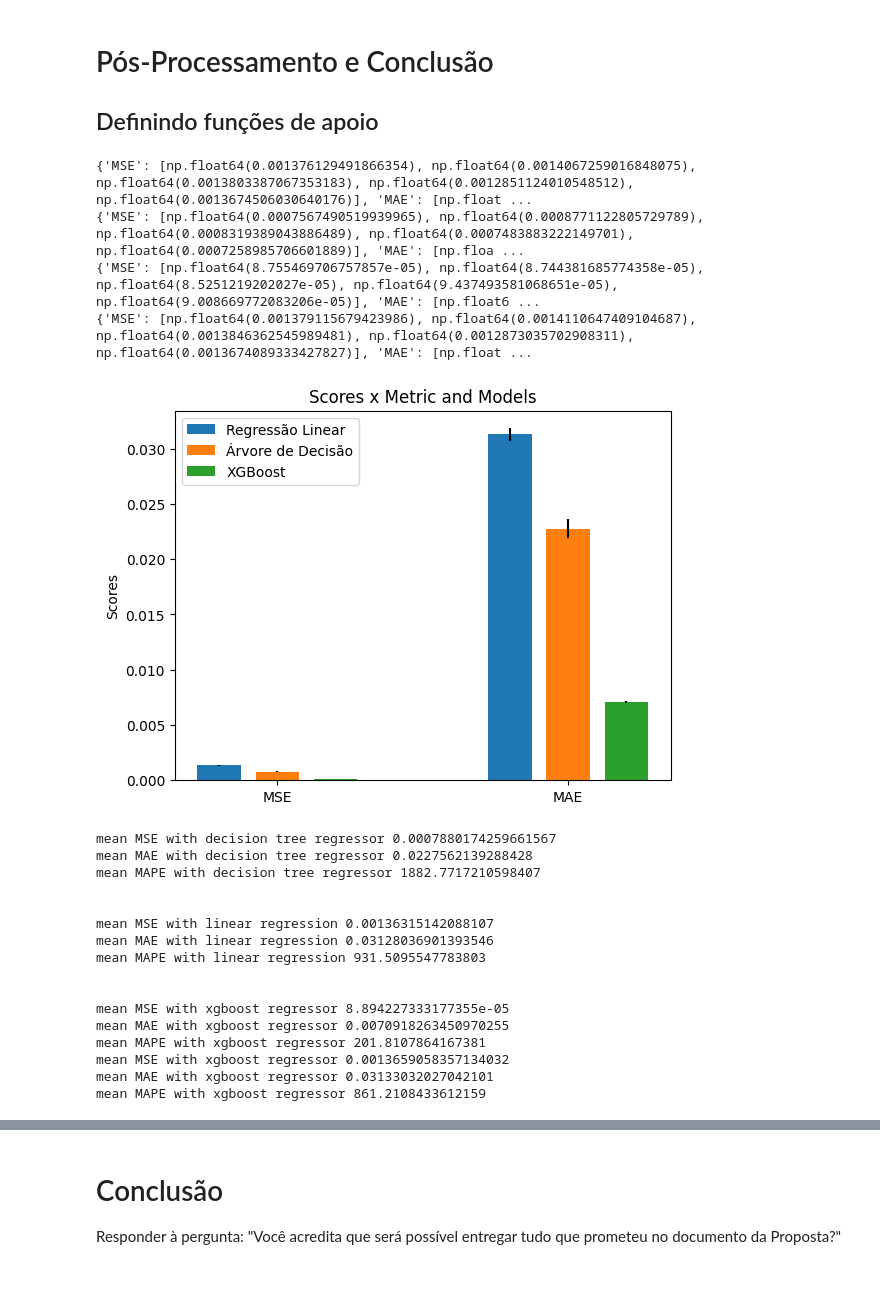
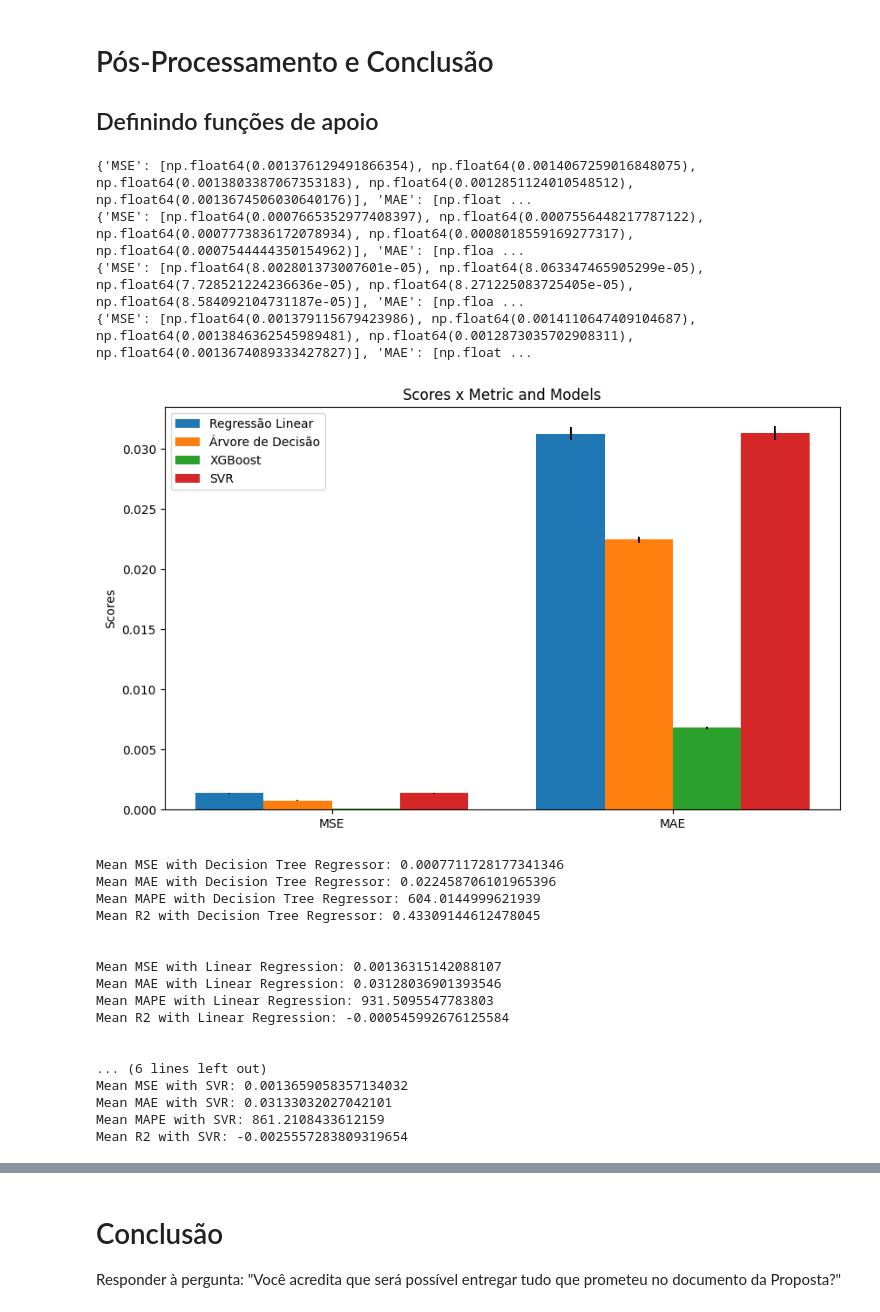
Before and after one commit to masterkey-07/smartgrid-ai-project, a Jupyter notebook: src/concept_proof.ipynb, the cells around one changed output, grey strips where cells are left out. Saved outputs shown, nothing was run; the diff lists cells and outputs as text; code cells hidden in the pictures; blank space fills up the shorter version.

```diff
--- a/src/concept_proof.ipynb
+++ b/src/concept_proof.ipynb
@@ -119,7 +119,7 @@ Temos algumas providencias a serem tomadas antes de excluir ou tomar qualquer ou
 Com os dados acima temos que os g tem grande impacto no stab e o stab tem muito impacto no stabf que é o objetivo final
 Portanto o mais importante agora é ver o que fazer com os p
 # %%
-# data.drop(columns=['p1', 'p2', 'p3', 'p4', 'p_std', 'g_std'], inplace=True)
+data.drop(columns=['p1', 'p2', 'p3', 'p4'], inplace=True)
 # %% [markdown]
 # Reconhecimento de Padrões e Aprendizados
 
@@ -129,8 +129,9 @@ def create_error_structure():
     return {
         "mse": [],
         "mae": [],
-        "mape": []
-}
+        "mape": [],
+        "r2": []
+    }
 
 class Fitter:
     def __init__(self, x_train, y_train, x_test, y_test) -> None:
@@ -147,6 +148,7 @@ class Fitter:
         data['mse'].append(mean_squared_error(self.__y_test, pred))
         data['mape'].append(np.mean(np.abs((self.__y_test - pred) / self.__y_test)) * 100)
         data['mae'].append(mean_absolute_error(self.__y_test, pred))
+        data['r2'].append(r2_score(self.__y_test, pred))  # Adicionando a métrica r2
 # %% [markdown]
 ## Treinamento e Validação dos Modelos
 # %%
@@ -196,7 +198,12 @@ for index, (train_index, test_index) in enumerate(five_folds.split(data)):
 ## Definindo funções de apoio
 # %%
 def create_metrics(error_structure):
-    metrics = {'MSE': error_structure['mse'], 'MAE': error_structure['mae'], 'MAPE': error_structure['mape']}
+    metrics = {
+        'MSE': error_structure['mse'],
+        'MAE': error_structure['mae'],
+        'MAPE': error_structure['mape'],
+        'R2': error_structure['r2']  # Adicionando a métrica r2
+    }
 
     print(metrics)
 
@@ -213,62 +220,65 @@ svr_mean_std = create_metrics(svr_data)
 
 # Plotando os gráficos
 
-metrics_labels = ['MSE', 'MAE']
+metrics_labels = ['MSE', 'MAE']  # Adicionando 'R2' ao gráfico
 
-width = 0.3
+width = 0.2  # Ajustar a largura das barras
 x = np.arange(len(metrics_labels))
 
-fig, ax = plt.subplots()
+fig, ax = plt.subplots(figsize=(10, 6))
 
-rects1 = ax.bar(x - (width * 2)/3, [linear_mean_std[metric][0] for metric in metrics_labels], width/2, label='Regressão Linear', yerr=[linear_mean_std[metric][1] for metric in metrics_labels])
-rects2 = ax.bar(x, [tree_mean_std[metric][0] for metric in metrics_labels], width/2, label='Árvore de Decisão', yerr=[tree_mean_std[metric][1] for metric in metrics_labels])
-rects3 = ax.bar(x + (width * 2)/3, [xgboost_mean_std[metric][0] for metric in metrics_labels], width/2, label='XGBoost', yerr=[xgboost_mean_std[metric][1] for metric in metrics_labels])
+rects1 = ax.bar(x - width, [linear_mean_std[metric][0] for metric in metrics_labels], width, label='Regressão Linear', yerr=[linear_mean_std[metric][1] for metric in metrics_labels])
+rects2 = ax.bar(x, [tree_mean_std[metric][0] for metric in metrics_labels], width, label='Árvore de Decisão', yerr=[tree_mean_std[metric][1] for metric in metrics_labels])
+rects3 = ax.bar(x + width, [xgboost_mean_std[metric][0] for metric in metrics_labels], width, label='XGBoost', yerr=[xgboost_mean_std[metric][1] for metric in metrics_labels])
+rects4 = ax.bar(x + 2*width, [svr_mean_std[metric][0] for metric in metrics_labels], width, label='SVR', yerr=[svr_mean_std[metric][1] for metric in metrics_labels])
 
 ax.set_ylabel('Scores')
 ax.set_title('Scores x Metric and Models')
-ax.set_xticks(x)
+ax.set_xticks(x + width / 2)  # Ajustar a posição dos ticks
 ax.set_xticklabels(metrics_labels)
 ax.legend()
 
-
 plt.show()
 
+# Exibindo as médias de cada modelo
+
 for index in tree_mean_std:
-  print(f'mean {index} with decision tree regressor {tree_mean_std[index][0]}')
+    print(f'Mean {index} with Decision Tree Regressor: {tree_mean_std[index][0]}')
 
 print("\n")
 
 for index in linear_mean_std:
-  print(f'mean {index} with linear regression {linear_mean_std[index][0]}')
+    print(f'Mean {index} with Linear Regression: {linear_mean_std[index][0]}')
 
 print("\n")
 
 for index in xgboost_mean_std:
-  print(f'mean {index} with xgboost regressor {xgboost_mean_std[index][0]}')
+    print(f'Mean {index} with XGBoost Regressor: {xgboost_mean_std[index][0]}')
 
 print("\n")
 
 for index in svr_mean_std:
-  print(f'mean {index} with svr {svr_mean_std[index][0]}')
+    print(f'Mean {index} with SVR: {svr_mean_std[index][0]}')
 # %% [output]
 {'MSE': [np.float64(0.001376129491866354), np.float64(0.0014067259016848075), np.float64(0.0013803387067353183), np.float64(0.0012851124010548512), np.float64(0.0013674506030640176)], 'MAE': [np.float ...
-{'MSE': [np.float64(0.0007567490519939965), np.float64(0.0008771122805729789), np.float64(0.0008319389043886489), np.float64(0.0007483883222149701), np.float64(0.0007258985706601889)], 'MAE': [np.floa ...
-{'MSE': [np.float64(8.755469706757857e-05), np.float64(8.744381685774358e-05), np.float64(8.5251219202027e-05), np.float64(9.437493581068651e-05), np.float64(9.008669772083206e-05)], 'MAE': [np.float6 ...
+{'MSE': [np.float64(0.0007665352977408397), np.float64(0.0007556448217787122), np.float64(0.0007773836172078934), np.float64(0.0008018559169277317), np.float64(0.0007544444350154962)], 'MAE': [np.floa ...
+{'MSE': [np.float64(8.002801373007601e-05), np.float64(8.063347465905299e-05), np.float64(7.728521224236636e-05), np.float64(8.271225083725405e-05), np.float64(8.584092104731187e-05)], 'MAE': [np.floa ...
 {'MSE': [np.float64(0.001379115679423986), np.float64(0.0014110647409104687), np.float64(0.0013846362545989481), np.float64(0.0012873035702908311), np.float64(0.0013674089333427827)], 'MAE': [np.float ...
-[figure, old version]
+[figure, new version]
-mean MSE with decision tree regressor 0.0007880174259661567
-mean MAE with decision tree regressor 0.0227562139288428
-mean MAPE with decision tree regressor 1882.7717210598407
+Mean MSE with Decision Tree Regressor: 0.0007711728177341346
+Mean MAE with Decision Tree Regressor: 0.022458706101965396
+Mean MAPE with Decision Tree Regressor: 604.0144999621939
+Mean R2 with Decision Tree Regressor: 0.43309144612478045
 
 
-mean MSE with linear regression 0.00136315142088107
-mean MAE with linear regression 0.03128036901393546
-mean MAPE with linear regression 931.5095547783803
+Mean MSE with Linear Regression: 0.00136315142088107
+Mean MAE with Linear Regression: 0.03128036901393546
+Mean MAPE with Linear Regression: 931.5095547783803
+Mean R2 with Linear Regression: -0.000545992676125584
 
 
-mean MSE with xgboost regressor 8.894227333177355e-05
-mean MAE with xgboost regressor 0.0070918263450970255
-mean MAPE with xgboost regressor 201.8107864167381
-mean MSE with xgboost regressor 0.0013659058357134032
-mean MAE with xgboost regressor 0.03133032027042101
-mean MAPE with xgboost regressor 861.2108433612159
+... (6 lines left out)
+Mean MSE with SVR: 0.0013659058357134032
+Mean MAE with SVR: 0.03133032027042101
+Mean MAPE with SVR: 861.2108433612159
+Mean R2 with SVR: -0.0025557283809319654
```
Also changed, not shown: parts of 3 cells of this notebook, 1 other file.
